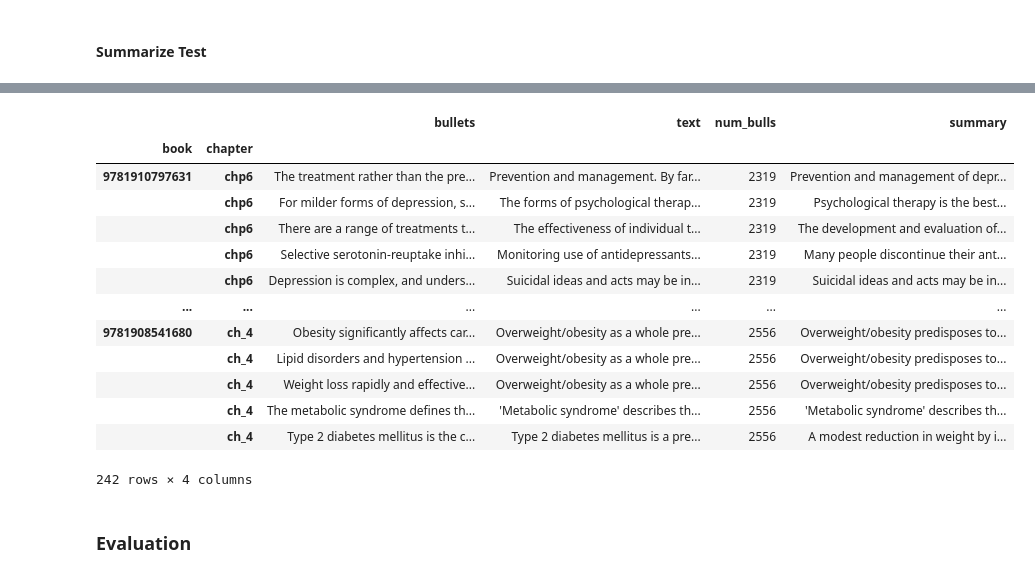
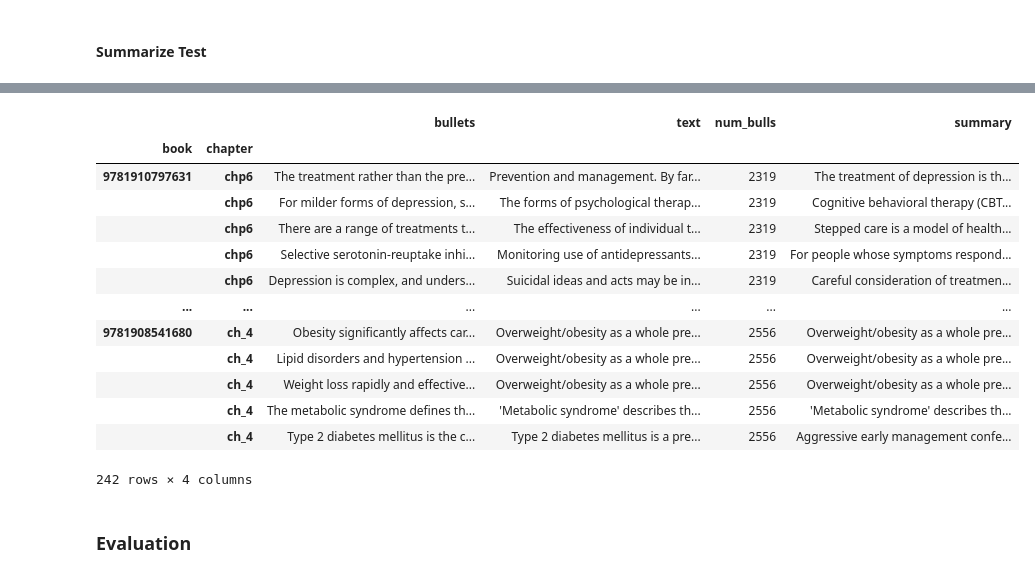
Before and after one commit to marcoabrate/transformers_magma_learning, a Jupyter notebook: summarization/assign_bullets_para_wordembed_PEGASUS.ipynb, the cells around one changed output, grey strips where cells are left out. Saved outputs shown, nothing was run; the diff lists cells and outputs as text; code cells hidden in the pictures.

```diff
--- a/summarization/assign_bullets_para_wordembed_PEGASUS.ipynb
+++ b/summarization/assign_bullets_para_wordembed_PEGASUS.ipynb
@@ -66,8 +66,8 @@ def import_model_tok(model_name_or_path, verbose=False):
     if verbose : print('[*] importing the model\n')
 
     from transformers import PegasusForConditionalGeneration, PegasusTokenizer
-    model = PegasusForConditionalGeneration.from_pretrained(model_name_or_path)
-    tokenizer = PegasusTokenizer.from_pretrained(model_name_or_path)
+    model = PegasusForConditionalGeneration.from_pretrained(model_name_or_path, cache_dir=cache_dir)
+    tokenizer = PegasusTokenizer.from_pretrained(model_name_or_path, cache_dir=cache_dir)
 
     if verbose : print(model.config)
     MODELS[model_name_or_path] = model, tokenizer
@@ -423,22 +431,22 @@ summarize(
 242 rows × 4 columns
 # %%
 summarize(
-    magma_dir+'fine-tuning/ft_pegasus_para_wordembed_gas64_lr5e-05/checkpoint-686/',
+    bucket_dir+'fine-tuning/ft_pegasus_para_wordembed_gas64_lr5e-05/checkpoint-686/',
     df_test, 10)
 # %% [output]
 |  |  | bullets | text | num_bulls | summary |
 | book | chapter |  |  |  |  |
-| 9781910797631 | chp6 | The treatment rather than the pre... | Prevention and management. By far... | 2319 | Prevention and management of depr... |
-|  | chp6 | For milder forms of depression, s... | The forms of psychological therap... | 2319 | Psychological therapy is the best... |
-|  | chp6 | There are a range of treatments t... | The effectiveness of individual t... | 2319 | The development and evaluation of... |
-|  | chp6 | Selective serotonin-reuptake inhi... | Monitoring use of antidepressants... | 2319 | Many people discontinue their ant... |
-|  | chp6 | Depression is complex, and unders... | Suicidal ideas and acts may be in... | 2319 | Suicidal ideas and acts may be in... |
+| 9781910797631 | chp6 | The treatment rather than the pre... | Prevention and management. By far... | 2319 | The treatment of depression is th... |
+|  | chp6 | For milder forms of depression, s... | The forms of psychological therap... | 2319 | Cognitive behavioral therapy (CBT... |
+|  | chp6 | There are a range of treatments t... | The effectiveness of individual t... | 2319 | Stepped care is a model of health... |
+|  | chp6 | Selective serotonin-reuptake inhi... | Monitoring use of antidepressants... | 2319 | For people whose symptoms respond... |
+|  | chp6 | Depression is complex, and unders... | Suicidal ideas and acts may be in... | 2319 | Careful consideration of treatmen... |
 | ... | ... | ... | ... | ... | ... |
-| 9781908541680 | ch_4 | Obesity significantly affects car... | Overweight/obesity as a whole pre... | 2556 | Overweight/obesity predisposes to... |
-|  | ch_4 | Lipid disorders and hypertension ... | Overweight/obesity as a whole pre... | 2556 | Overweight/obesity predisposes to... |
-|  | ch_4 | Weight loss rapidly and effective... | Overweight/obesity as a whole pre... | 2556 | Overweight/obesity predisposes to... |
+| 9781908541680 | ch_4 | Obesity significantly affects car... | Overweight/obesity as a whole pre... | 2556 | Overweight/obesity as a whole pre... |
+|  | ch_4 | Lipid disorders and hypertension ... | Overweight/obesity as a whole pre... | 2556 | Overweight/obesity as a whole pre... |
+|  | ch_4 | Weight loss rapidly and effective... | Overweight/obesity as a whole pre... | 2556 | Overweight/obesity as a whole pre... |
 |  | ch_4 | The metabolic syndrome defines th... | 'Metabolic syndrome' describes th... | 2556 | 'Metabolic syndrome' describes th... |
-|  | ch_4 | Type 2 diabetes mellitus is the c... | Type 2 diabetes mellitus is a pre... | 2556 | A modest reduction in weight by i... |
+|  | ch_4 | Type 2 diabetes mellitus is the c... | Type 2 diabetes mellitus is a pre... | 2556 | Aggressive early management confe... |
 242 rows × 4 columns
 # %% [markdown]
 ### **Evaluation**
```
Also changed, not shown: parts of 11 cells of this notebook, 5 other files.
